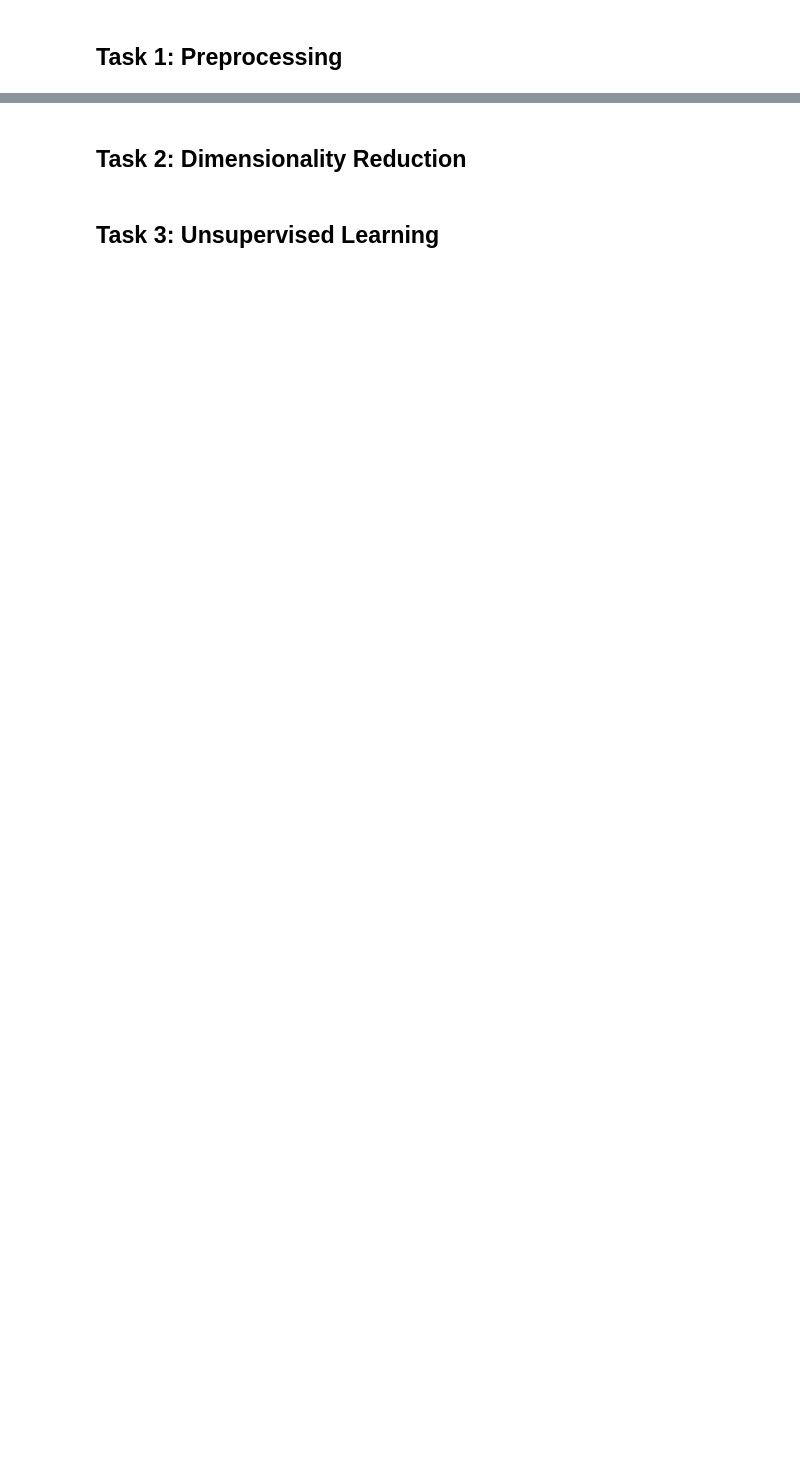
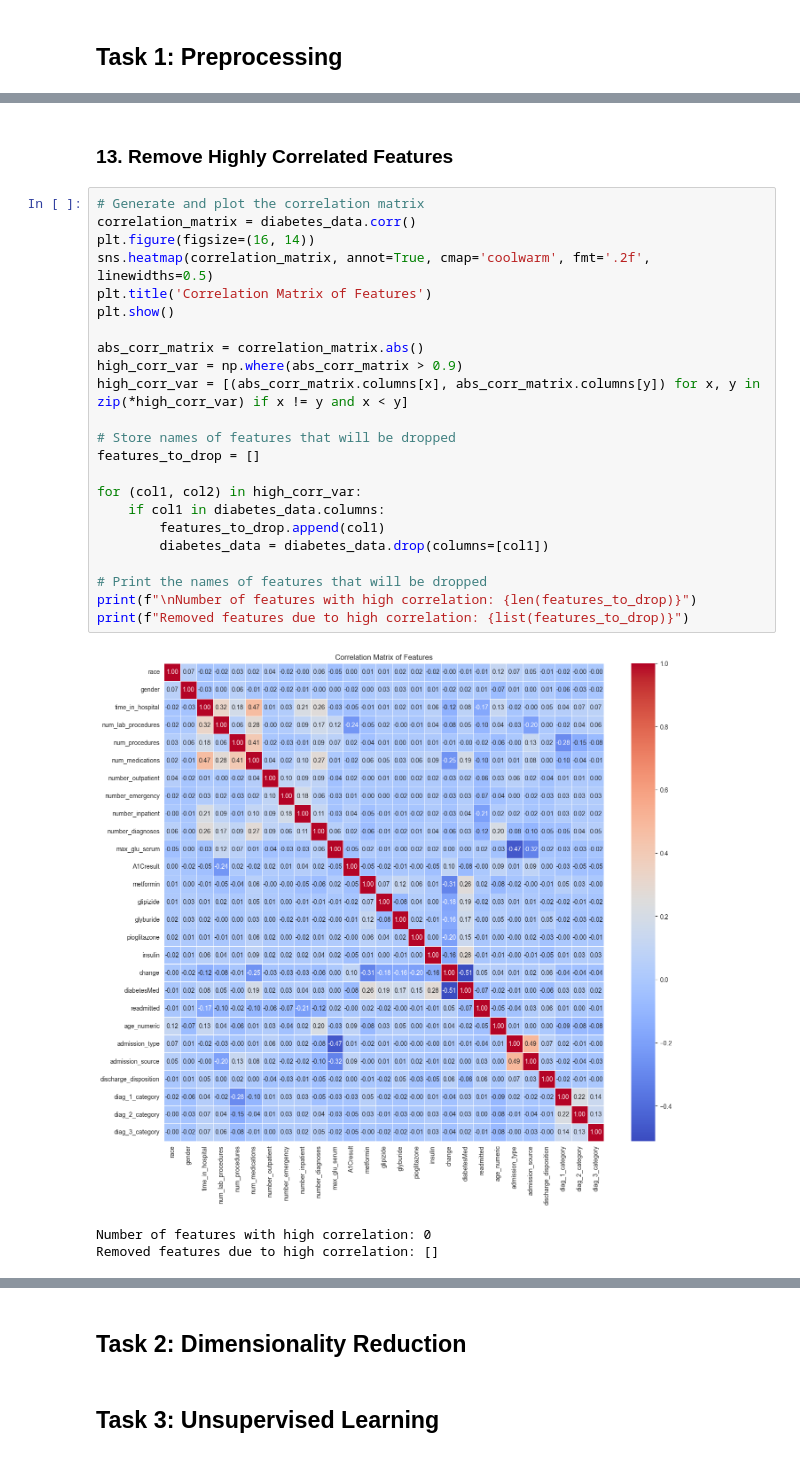
Before and after one commit to amirZZZkiller/DS-Course-Projects, a Jupyter notebook: CA6/DS_CA6.ipynb, the cells around one changed output, grey strips where cells are left out. Drawn from its saved outputs; the diff is of its cells as text; blank space fills up the shorter version.

```diff
--- a/CA6/DS_CA6.ipynb
+++ b/CA6/DS_CA6.ipynb
@@ -13,0 +890,29 @@
+# %% [markdown]
+### 13. Remove Highly Correlated Features
+# %%
+# Generate and plot the correlation matrix
+correlation_matrix = diabetes_data.corr()
+plt.figure(figsize=(16, 14))
+sns.heatmap(correlation_matrix, annot=True, cmap='coolwarm', fmt='.2f', linewidths=0.5)
+plt.title('Correlation Matrix of Features')
+plt.show()
+
+abs_corr_matrix = correlation_matrix.abs()
+high_corr_var = np.where(abs_corr_matrix > 0.9)
+high_corr_var = [(abs_corr_matrix.columns[x], abs_corr_matrix.columns[y]) for x, y in zip(*high_corr_var) if x != y and x < y]
+
+# Store names of features that will be dropped
+features_to_drop = []
+
+for (col1, col2) in high_corr_var:
+    if col1 in diabetes_data.columns:
+        features_to_drop.append(col1)
+        diabetes_data = diabetes_data.drop(columns=[col1])
+
+# Print the names of features that will be dropped
+print(f"\nNumber of features with high correlation: {len(features_to_drop)}")
+print(f"Removed features due to high correlation: {list(features_to_drop)}")
+# %% [output]
+[figure, added]
+Number of features with high correlation: 0
+Removed features due to high correlation: []
```
Also changed, not shown: parts of 46 cells of this notebook, 2 other files.
